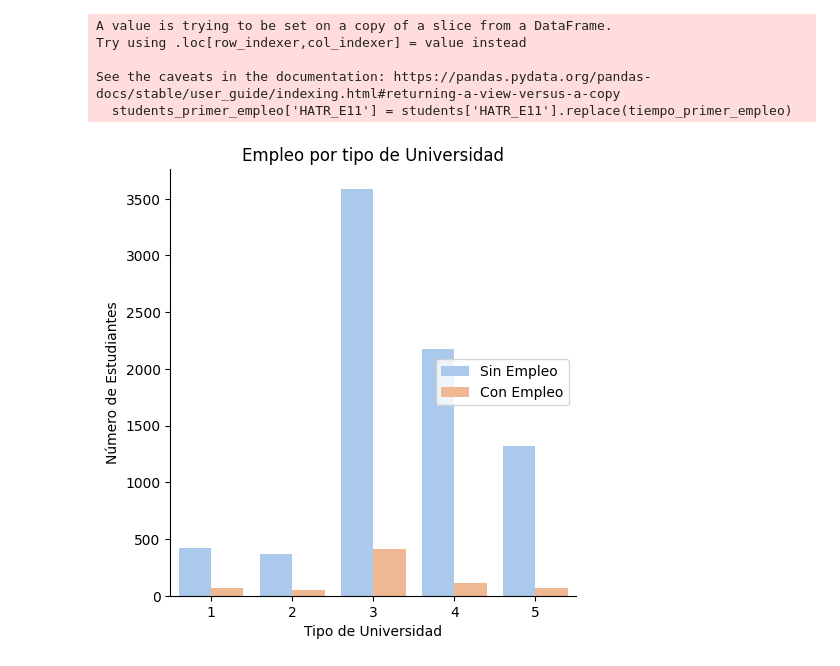
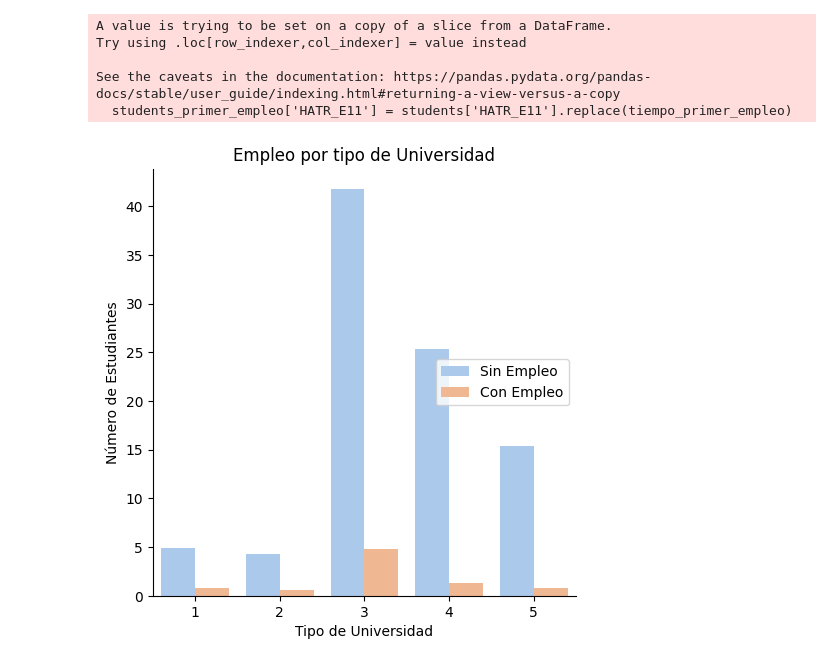
Before and after one commit to BeatrizGD/Students-Employability-Exploratory-Data-Analysis, a Jupyter notebook: src/main.ipynb, the cells around one changed output. Cells and saved outputs as stored; diff of their text form; code cells hidden in the pictures.

```diff
--- a/src/main.ipynb
+++ b/src/main.ipynb
@@ -353,7 +353,7 @@ Sin embargo para nuestro análisis contemplamos dos valores: estudiar en una uni
 **2** -	Universidad Privada (presencial o a distancia)
 # %%
 # Diccionario con la nueva codificación para la columna 'T_UNIV'
-tipo_uni = {1: 1, 2: 1, 3: 2, 4: 2}
+tipo_uni = {1: 'Publica', 2: 'Publica', 3: 'Privada', 4: 'Privada'}
 
 # Reemplaza los valores en la columna 'T_UNIV'
 students['T_UNIV'] = students['T_UNIV'].replace(tipo_uni)
@@ -369,7 +369,12 @@ Variable que indica la situación laboral actual:
 **2** - En desempleo
 
 **3** - Inactivo
+# %%
+# Diccionario con la nueva codificación para la columna 'TRBPRN1'
+empleo = {1: "Trabajando", 2: "Desempleo", 3:"Inactivo"}
+
+students['TRBPRN1'] = students['TRBPRN1'].replace(empleo)
 # %% [markdown]
 Para el análisis de la situación laboral de los estudiantes a fecha de la obtención de los datos (2019), no nos interesa la población inactiva, ya que no está buscando trabajo activamente. Sin embargo, crearemos un dataframe aparte con esta condición ya que si nos puede interesar otra información relevante como por ejemplo, si nada más terminar sus estudios (en 2014) consiguieron trabajo (aunque actualmente estén inactivos).
 # %%
-students_empleo = students[students['TRBPRN1']!=3] # Excluímos aquellos que están inactivos (no buscan empleo)
+students_empleo = students[students['TRBPRN1']!='Inactivo'] # Excluímos aquellos que están inactivos (no buscan empleo)
@@ -498,19 +568,19 @@ See the caveats in the documentation: https://pandas.pydata.org/pandas-docs/stab
 # %%
 # Según el tipo de universidad (T_UNIV),
 
 # Gráfico de barras utilizando catplot
-sns.catplot(x='RAMA', hue='TRBPRN1', data=students_grado, kind='count', palette='pastel',legend=False)
+sns.catplot(x='RAMA', hue='TRBPRN1', data=students_grado, kind='count', palette='pastel',legend=False, stat="percent")
 
 # Títulos y leyenda
 plt.title('Empleo por tipo de Universidad')
 plt.xlabel('Tipo de Universidad')
 plt.ylabel('Número de Estudiantes')
 plt.legend(loc='center right', labels=['Sin Empleo', 'Con Empleo'])
 
 # Mostrar el gráfico
 plt.show()
 # %% [output]
-[figure, old version]
+[figure, new version]
 # %%
 # Diccionario con la nueva codificación para la columna 'T_UNIV'
 tipo_uni = {1: 1, 2: 1, 3: 2, 4: 2}
```
Also changed, not shown: parts of 15 cells of this notebook, 1 other file.
